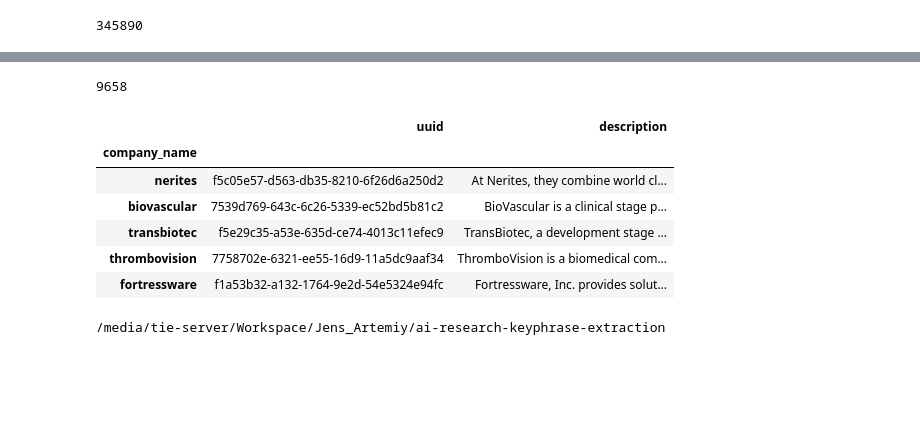
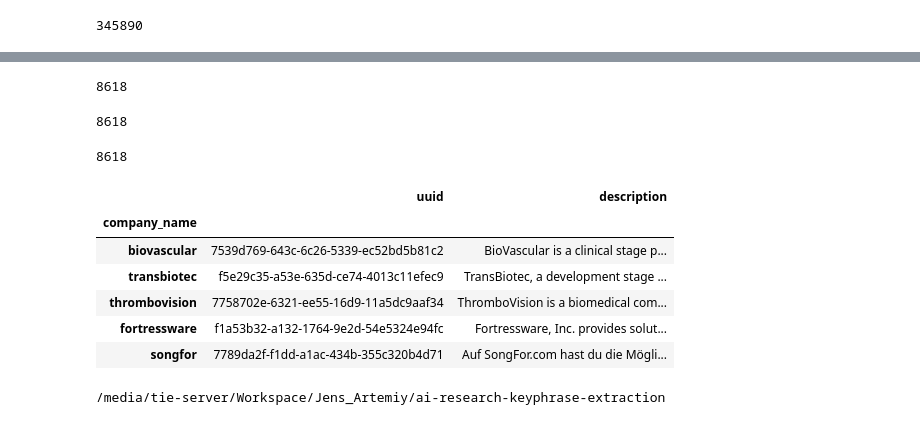
Before and after one commit to vyacheslavov/ma_code, a Jupyter notebook: data_cleaning.ipynb, the cells around one changed output, grey strips where cells are left out. Cells and saved outputs as stored; diff of their text form; code cells hidden in the pictures; blank space fills up the shorter version.

```diff
--- a/data_cleaning.ipynb
+++ b/data_cleaning.ipynb
@@ -207,24 +250,39 @@ print(len(companies_df))
+# %%
+with open (os.path.join(tempdir, 'temp_data', 'geo_companies_list.txt'), 'rb') as fp:
+    geo_companies_list = pickle.load(fp)
+# %%
+# Delete the companies from geo list
+companies_list = [e for e in companies_list if e not in set(geo_companies_list)]
+print(len(companies_list))
+# %% [output]
+8618
+# %%
+# Create df with descriptions
+companies_df = d_companies_df[d_companies_df.index.isin(companies_list)]
+print(len(companies_df))
+# %% [output]
+8618
 # %%
 # Save for later use with keywords extraction
-if not os.path.exists(os.path.join(basedir, 'temp_data')):
-    os.makedirs(os.path.join(basedir, 'temp_data'))
-with open(os.path.join(basedir, 'temp_data', 'companies_df'), 'wb') as fp:
+if not os.path.exists(os.path.join(tempdir, 'temp_data')):
+    os.makedirs(os.path.join(tempdir, 'temp_data'))
+with open(os.path.join(tempdir, 'temp_data', 'companies_df'), 'wb') as fp:
     pickle.dump(companies_df, fp)
 # %%
-with open (os.path.join(basedir, 'temp_data', 'companies_df'), 'rb') as fp:
+with open (os.path.join(tempdir, 'temp_data', 'companies_df'), 'rb') as fp:
     companies_df = pickle.load(fp)
 companies_list = companies_df.index.values
 print(len(companies_df))
 companies_df.head()
 # %% [output]
-9658
+8618
 |  | uuid | description |
 | company_name |  |  |
-| nerites | f5c05e57-d563-db35-8210-6f26d6a250d2 | At Nerites, they combine world cl... |
 | biovascular | 7539d769-643c-6c26-5339-ec52bd5b81c2 | BioVascular is a clinical stage p... |
 | transbiotec | f5e29c35-a53e-635d-ce74-4013c11efec9 | TransBiotec, a development stage ... |
 | thrombovision | 7758702e-6321-ee55-16d9-11a5dc9aaf34 | ThromboVision is a biomedical com... |
 | fortressware | f1a53b32-a132-1764-9e2d-54e5324e94fc | Fortressware, Inc. provides solut... |
+| songfor | 7789da2f-f1dd-a1ac-434b-355c320b4d71 | Auf SongFor.com hast du die Mögli... |
 # %%
 ### TWO WAYS TO EXTRACT KEYWORDS ###
 
```
Also changed, not shown: parts of 48 cells of this notebook, 18 other files.
